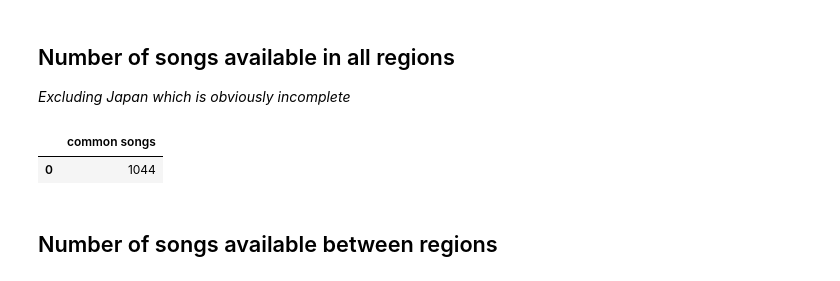
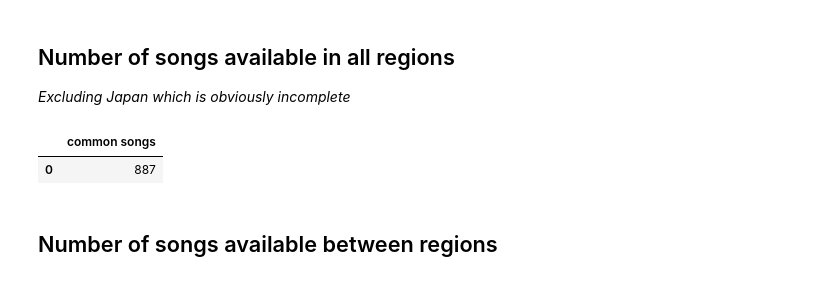
Before and after one commit to scapula/rs_plus_regions, a Jupyter notebook: regions.ipynb, the cells around one changed output. Saved outputs shown, nothing was run; the diff lists cells and outputs as text; code cells hidden in the pictures.

Commit message:
added venezuela

```diff
--- a/regions.ipynb
+++ b/regions.ipynb
@@ -63,30 +67,34 @@ _Excluding Japan which is obviously incomplete_
 # %%
 pd.read_sql("""
 SELECT COUNT(songID) as "common songs" FROM (
   SELECT DISTINCT songID FROM regions WHERE country=="Australia"
   INTERSECT
   SELECT DISTINCT songID FROM regions WHERE country=="Brazil"
   INTERSECT
   SELECT DISTINCT songID FROM regions WHERE country=="Canada"
+  INTERSECT
+  SELECT DISTINCT songID FROM regions WHERE country=="Colombia"
   INTERSECT
   SELECT DISTINCT songID FROM regions WHERE country=="Germany"
   INTERSECT
   SELECT DISTINCT songID FROM regions WHERE country=="Denmark"
   INTERSECT
   SELECT DISTINCT songID FROM regions WHERE country=="Spain"
   INTERSECT
   SELECT DISTINCT songID FROM regions WHERE country=="France"
   INTERSECT
   SELECT DISTINCT songID FROM regions WHERE country=="United Kingdom"
   INTERSECT
   SELECT DISTINCT songID FROM regions WHERE country=="Italy"
   INTERSECT
   SELECT DISTINCT songID FROM regions WHERE country=="United States"
+  INTERSECT
+  SELECT DISTINCT songID FROM regions WHERE country=="Venezuela"
 )
 """,conn)
 # %% [output]
 |  | common songs |
-| 0 | 1044 |
+| 0 | 887 |
 # %% [markdown]
 ## Number of songs available between regions
 # %%
```
Also changed, not shown: parts of 7 cells of this notebook, 1 other file.
